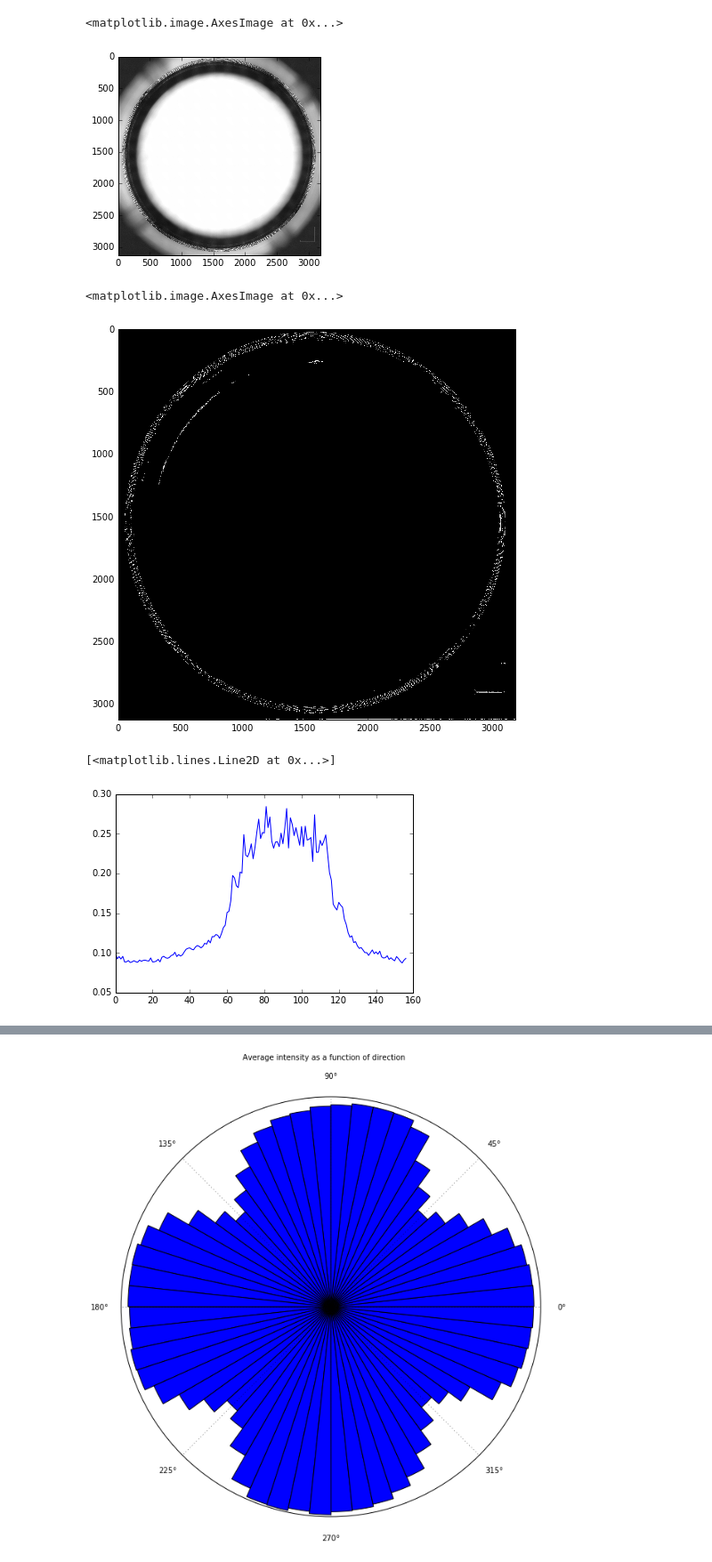
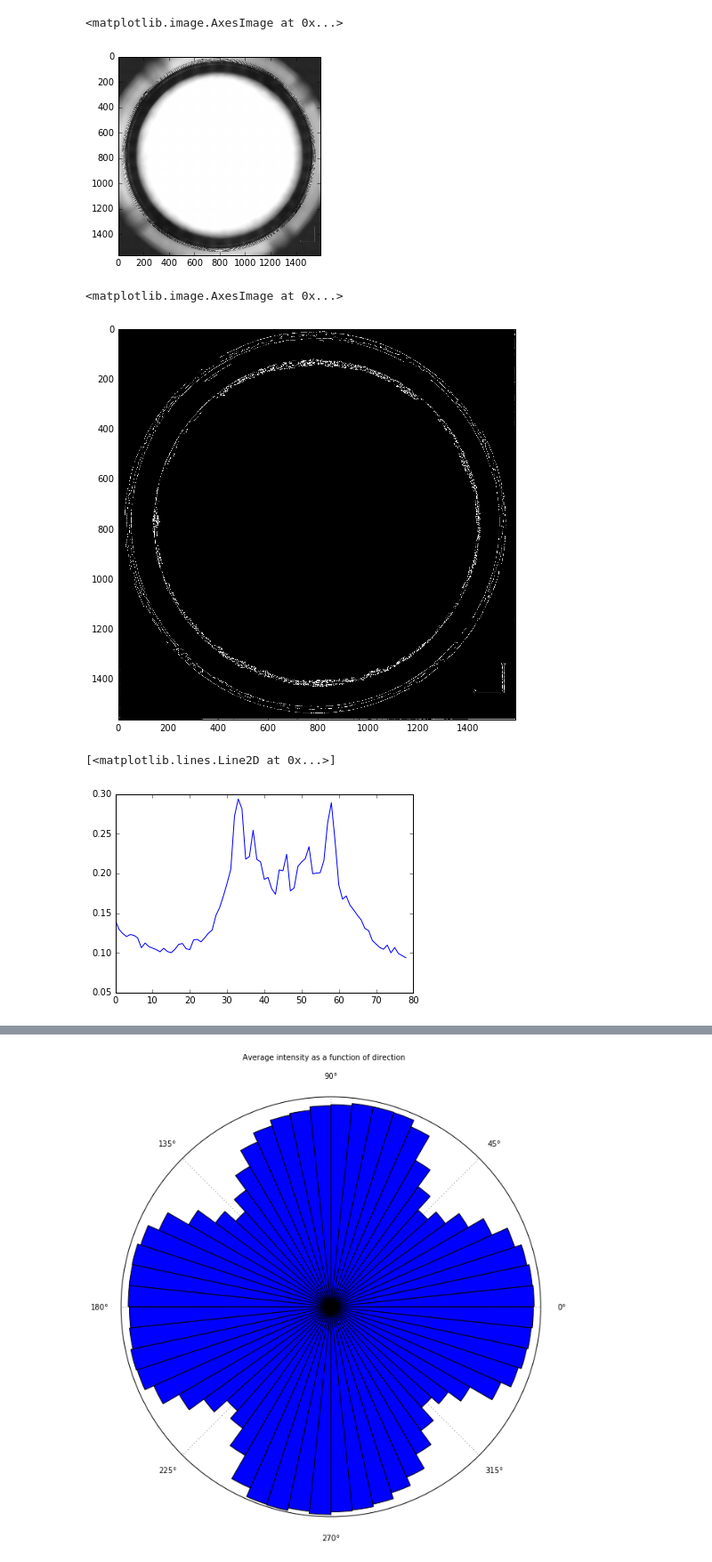
Before and after one commit to jpapon/seal_cup, a Jupyter notebook: seal_cup_testing.ipynb, the cells around one changed output, grey strips where cells are left out. Shown at 89% size. Saved outputs shown, nothing was run; the diff lists cells and outputs as text; code cells hidden in the pictures.

```diff
--- a/seal_cup_testing.ipynb
+++ b/seal_cup_testing.ipynb
@@ -20,11 +20,11 @@ ds_vals = 1.0/ np.array([1,2,4,8,16])
 seal_img_gray = cv2.cvtColor(seal_img_full,cv2.COLOR_RGB2GRAY)
 multi_res_pyr = [cv2.resize(seal_img_gray, dsize = (0,0),fx = ds_mult, fy= ds_mult, interpolation = cv2.INTER_AREA) for ds_mult in ds_vals]
 # %%
-IDX_USED = 2
+IDX_USED = 3
 plt.imshow(multi_res_pyr[IDX_USED],cmap='gray')
 # %% [output]
 <matplotlib.image.AxesImage at 0x...>
-[figure, old version]
+[figure, new version]
 # %%
 #Helper Functions for plotting
 def plot_directional_intensity(data, origin=None):
@@ -149,7 +149,7 @@ plt.figure(figsize=(8,8))
 plt.imshow(edges,cmap ='gray')
 # %% [output]
 <matplotlib.image.AxesImage at 0x...>
-[figure, old version]
+[figure, new version]
 # %%
 # Detect circles using hough transform
 min_r = 0.9*img_dims[0]/2.0
@@ -182,7 +182,7 @@ end_idx = len(accums) - np.argmax(rev_view> 2* min_val) - 1
 plt.plot(accums)
 # %% [output]
 [<matplotlib.lines.Line2D at 0x...>]
-[figure, old version]
+[figure, new version]
 # %%
 #Find lip, set search range to beginning and past end of it
 lipsize = end_idx - start_idx
```
Also changed, not shown: parts of 4 cells of this notebook.
